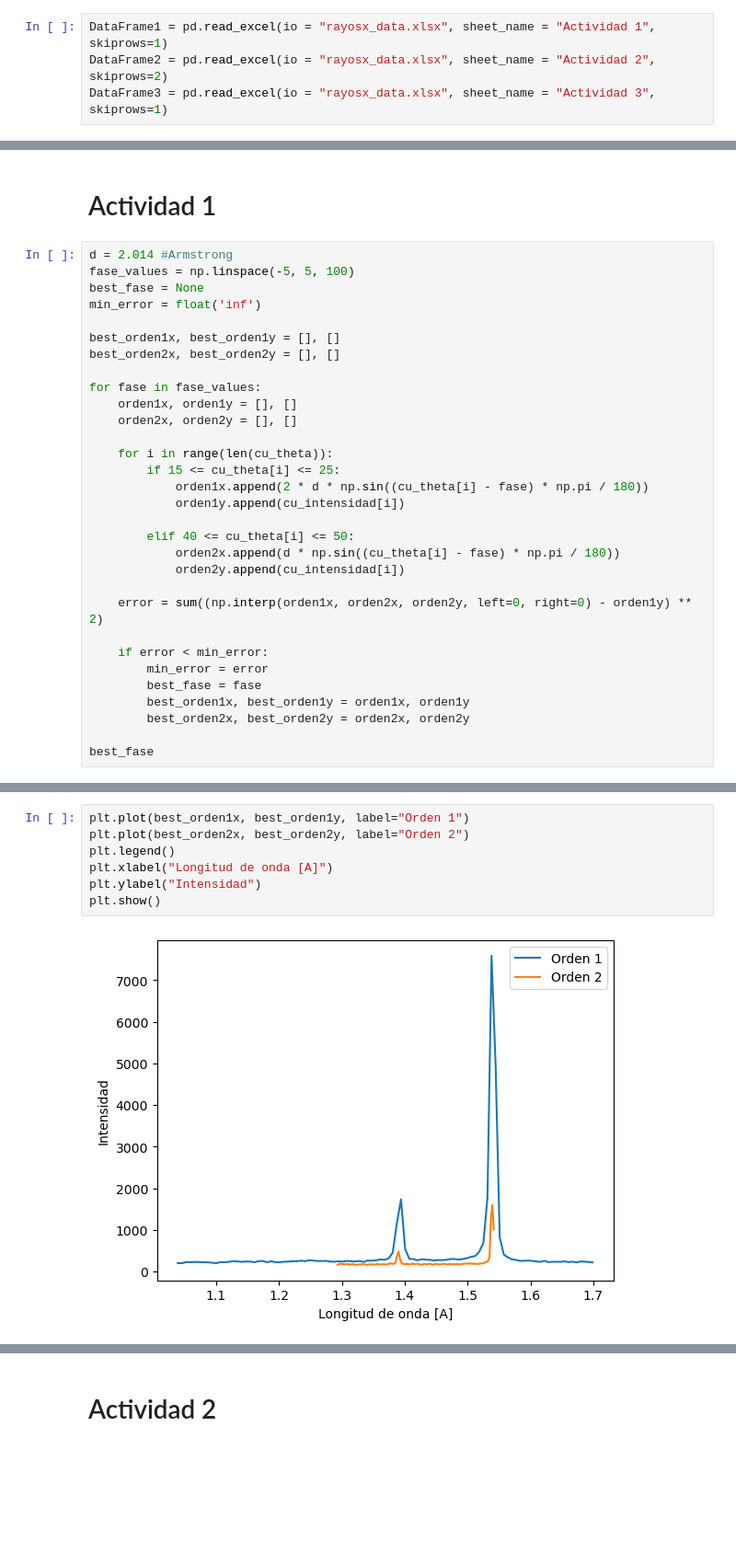
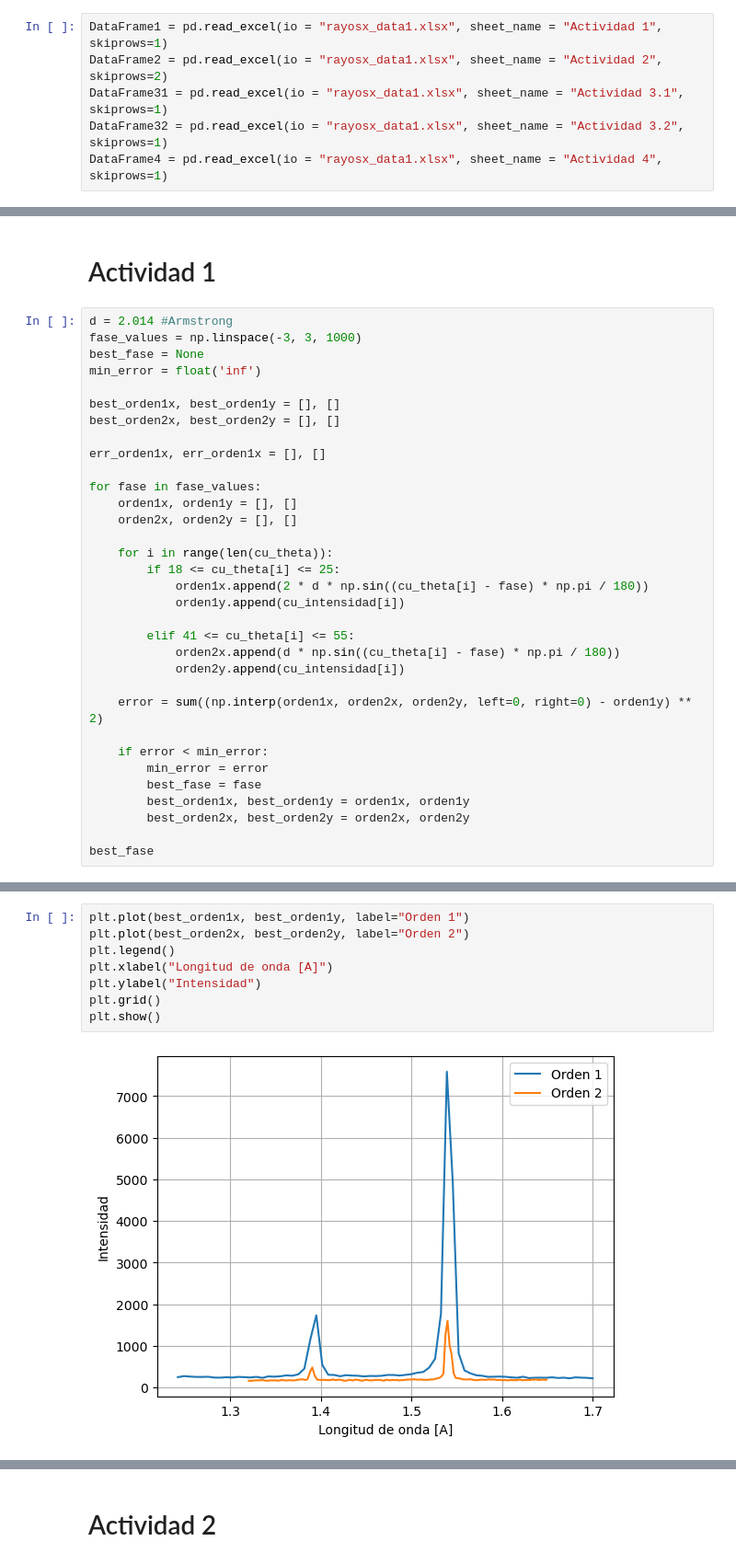
Before and after one commit to QuantumPower4/LabIntermedio2024-2, a Jupyter notebook: Rayos X/Rayos_X.ipynb, the cells around one changed output, grey strips where cells are left out. Shown at 92% size. Saved outputs shown, nothing was run; the diff lists cells and outputs as text; blank space fills up the shorter version.

```diff
--- a/Rayos X/Rayos_X.ipynb
+++ b/Rayos X/Rayos_X.ipynb
@@ -8,9 +8,11 @@ import scipy as sc
 def Lorentzian(x, A, B, C, D):
     return A*(B**2)/( np.pi*((x-C)**2 + (B**2)) ) + D
 # %%
-DataFrame1 = pd.read_excel(io = "rayosx_data.xlsx", sheet_name = "Actividad 1", skiprows=1)
-DataFrame2 = pd.read_excel(io = "rayosx_data.xlsx", sheet_name = "Actividad 2", skiprows=2)
-DataFrame3 = pd.read_excel(io = "rayosx_data.xlsx", sheet_name = "Actividad 3", skiprows=1)
+DataFrame1 = pd.read_excel(io = "rayosx_data1.xlsx", sheet_name = "Actividad 1", skiprows=1)
+DataFrame2 = pd.read_excel(io = "rayosx_data1.xlsx", sheet_name = "Actividad 2", skiprows=2)
+DataFrame31 = pd.read_excel(io = "rayosx_data1.xlsx", sheet_name = "Actividad 3.1", skiprows=1)
+DataFrame32 = pd.read_excel(io = "rayosx_data1.xlsx", sheet_name = "Actividad 3.2", skiprows=1)
+DataFrame4 = pd.read_excel(io = "rayosx_data1.xlsx", sheet_name = "Actividad 4", skiprows=1)
 # %% [markdown]
 # Calibración
 # %%
@@ -29,23 +34,25 @@ plt.grid(True)
 # Actividad 1
 # %%
 d = 2.014 #Armstrong
-fase_values = np.linspace(-5, 5, 100)
+fase_values = np.linspace(-3, 3, 1000)
 best_fase = None
 min_error = float('inf')
 
 best_orden1x, best_orden1y = [], []
 best_orden2x, best_orden2y = [], []
 
+err_orden1x, err_orden1x = [], []
+
 for fase in fase_values:
     orden1x, orden1y = [], []
     orden2x, orden2y = [], []
 
     for i in range(len(cu_theta)):
-        if 15 <= cu_theta[i] <= 25:
+        if 18 <= cu_theta[i] <= 25:
             orden1x.append(2 * d * np.sin((cu_theta[i] - fase) * np.pi / 180))
             orden1y.append(cu_intensidad[i])
 
-        elif 40 <= cu_theta[i] <= 50:
+        elif 41 <= cu_theta[i] <= 55:
             orden2x.append(d * np.sin((cu_theta[i] - fase) * np.pi / 180))
             orden2y.append(cu_intensidad[i])
 
@@ -63,12 +70,13 @@ best_fase
 # %%
 plt.plot(best_orden1x, best_orden1y, label="Orden 1")
 plt.plot(best_orden2x, best_orden2y, label="Orden 2")
 plt.legend()
 plt.xlabel("Longitud de onda [A]")
 plt.ylabel("Intensidad")
+plt.grid()
 plt.show()
 # %% [output]
-[figure, old version]
+[figure, new version]
 # %%
 orden1x_1, orden1y_1 = [], []
 orden1x_2, orden1y_2 = [], []
```
Also changed, not shown: parts of 31 cells of this notebook, 2 other files.
